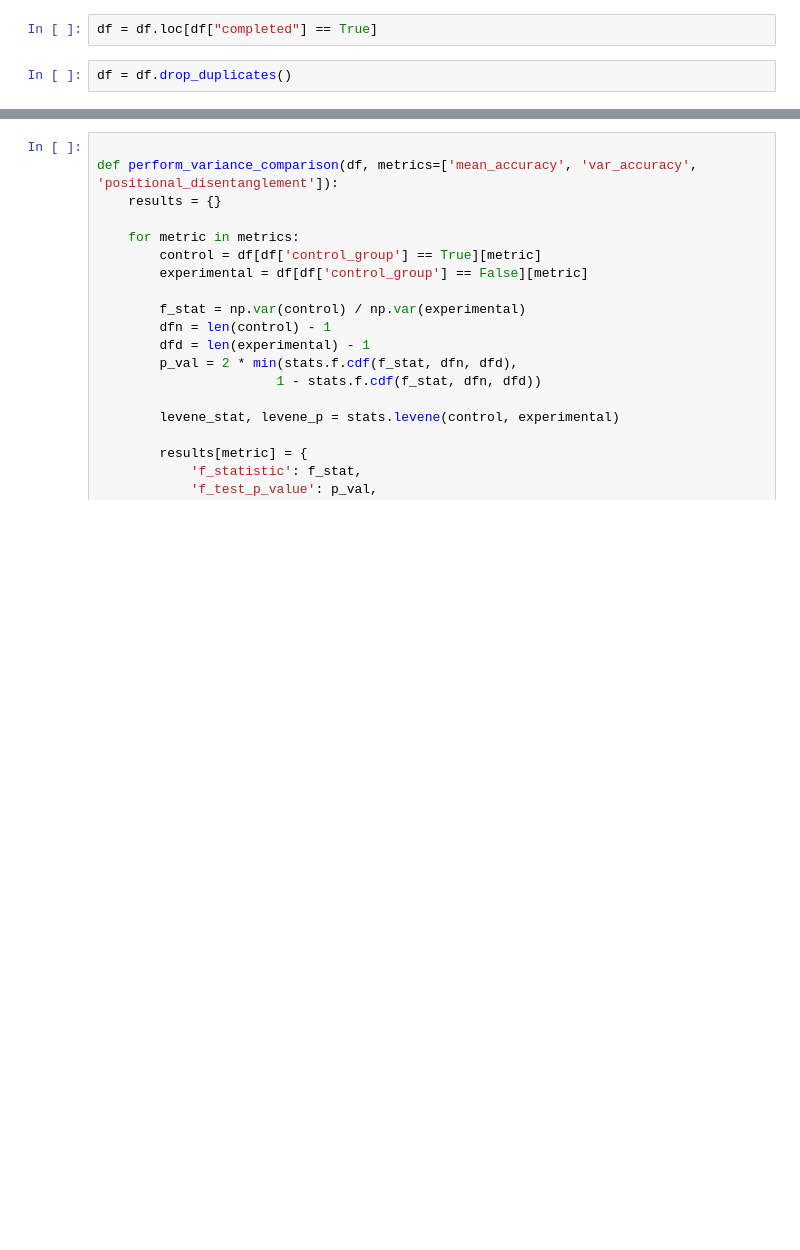
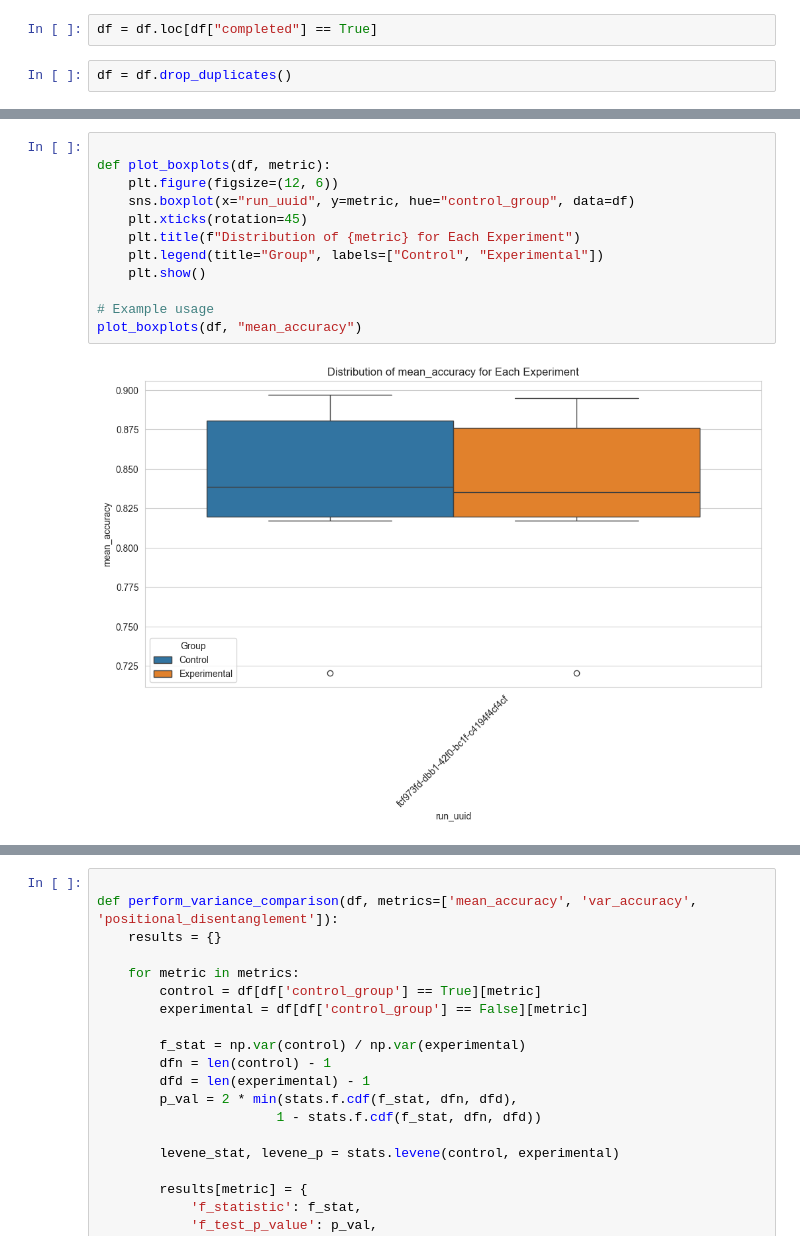
Before and after one commit to thomas211202/agent-based-motherese, a Jupyter notebook: src/analysis.ipynb, the cells around one changed output, grey strips where cells are left out. Cells and saved outputs as stored; diff of their text form; blank space fills up the shorter version.

```diff
--- a/src/analysis.ipynb
+++ b/src/analysis.ipynb
@@ -157,0 +247,14 @@ df.loc[df['run_uuid'].isin(run_uuid)][df.loc[df['run_uuid'].isin(run_uuid)]["ful
+# %%
+
+def plot_boxplots(df, metric):
+    plt.figure(figsize=(12, 6))
+    sns.boxplot(x="run_uuid", y=metric, hue="control_group", data=df)
+    plt.xticks(rotation=45)
+    plt.title(f"Distribution of {metric} for Each Experiment")
+    plt.legend(title="Group", labels=["Control", "Experimental"])
+    plt.show()
+
+# Example usage
+plot_boxplots(df, "mean_accuracy")
+# %% [output]
+[figure, added]
```
Also changed, not shown: parts of 41 cells of this notebook, 7 other files.
